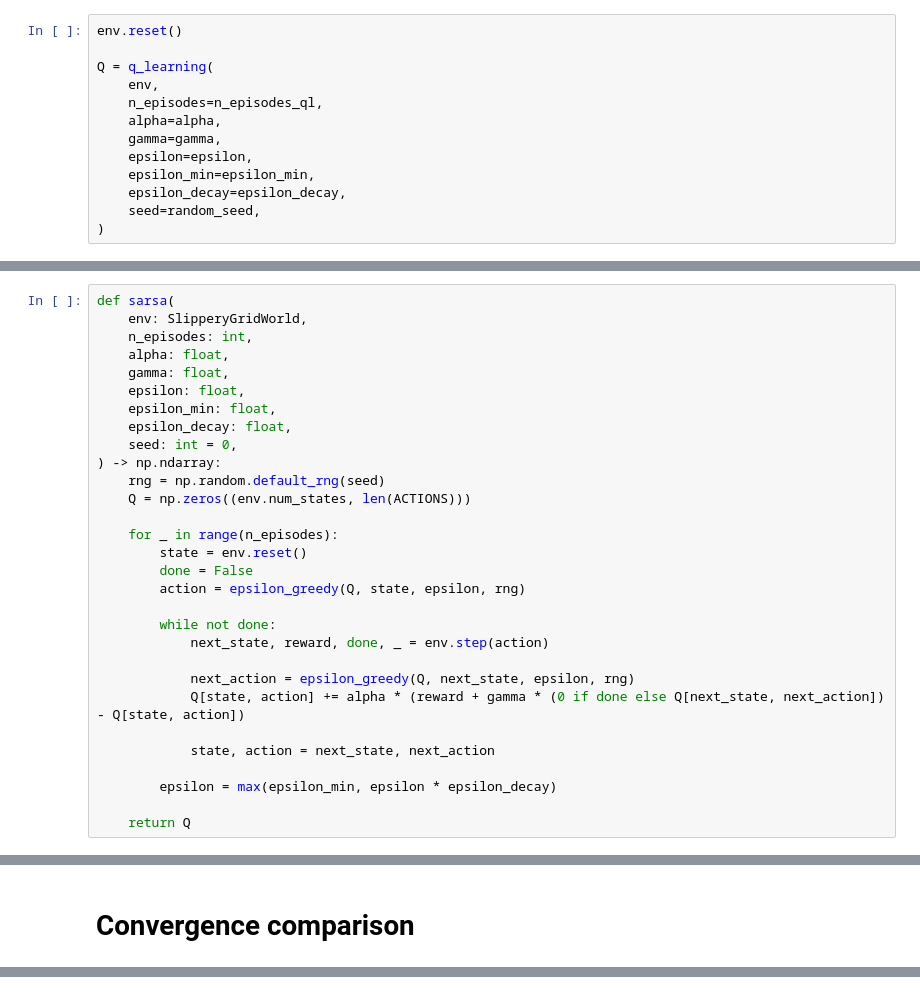
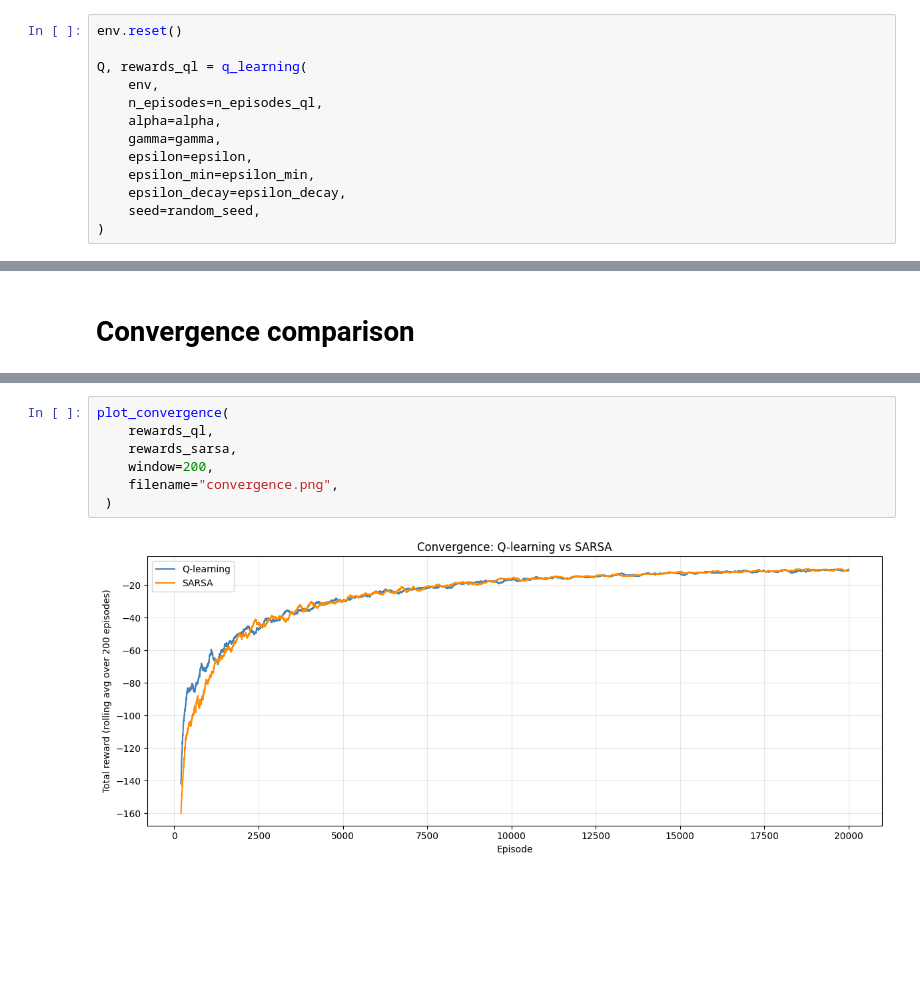
Before and after one commit to sKsieciunio/wsi-RL, a Jupyter notebook: SlipperyGridWorldClean.ipynb, the cells around one changed output, grey strips where cells are left out. Saved outputs shown, nothing was run; the diff lists cells and outputs as text; blank space fills up the shorter version.

```diff
--- a/SlipperyGridWorldClean.ipynb
+++ b/SlipperyGridWorldClean.ipynb
@@ -171,7 +143,7 @@ def q_learning(
 # %%
 env.reset()
 
-Q = q_learning(
+Q, rewards_ql = q_learning(
     env,
     n_episodes=n_episodes_ql,
     alpha=alpha,
@@ -213,36 +185,6 @@ alpha_sarsa = 0.2
 epsilon_sarsa = 0.80
 epsilon_min_sarsa = 0.01
 epsilon_decay_sarsa = 0.9999
-# %%
-def sarsa(
-    env: SlipperyGridWorld,
-    n_episodes: int,
-    alpha: float,
-    gamma: float,
-    epsilon: float,
-    epsilon_min: float,
-    epsilon_decay: float,
-    seed: int = 0,
-) -> np.ndarray:
-    rng = np.random.default_rng(seed)
-    Q = np.zeros((env.num_states, len(ACTIONS)))
-
-    for _ in range(n_episodes):
-        state = env.reset()
-        done = False
-        action = epsilon_greedy(Q, state, epsilon, rng)
-
-        while not done:
-            next_state, reward, done, _ = env.step(action)
-
-            next_action = epsilon_greedy(Q, next_state, epsilon, rng)
-            Q[state, action] += alpha * (reward + gamma * (0 if done else Q[next_state, next_action]) - Q[state, action])
-
-            state, action = next_state, next_action
-
-        epsilon = max(epsilon_min, epsilon * epsilon_decay)
-
-    return Q
 # %%
 env.reset()
 
@@ -359,0 +225,9 @@ plt.show()
+# %%
+plot_convergence(
+    rewards_ql,
+    rewards_sarsa,
+    window=200,
+    filename="convergence.png",
+ )
+# %% [output]
+[figure, added]
```
Also changed, not shown: parts of 10 cells of this notebook, 3 other files.
